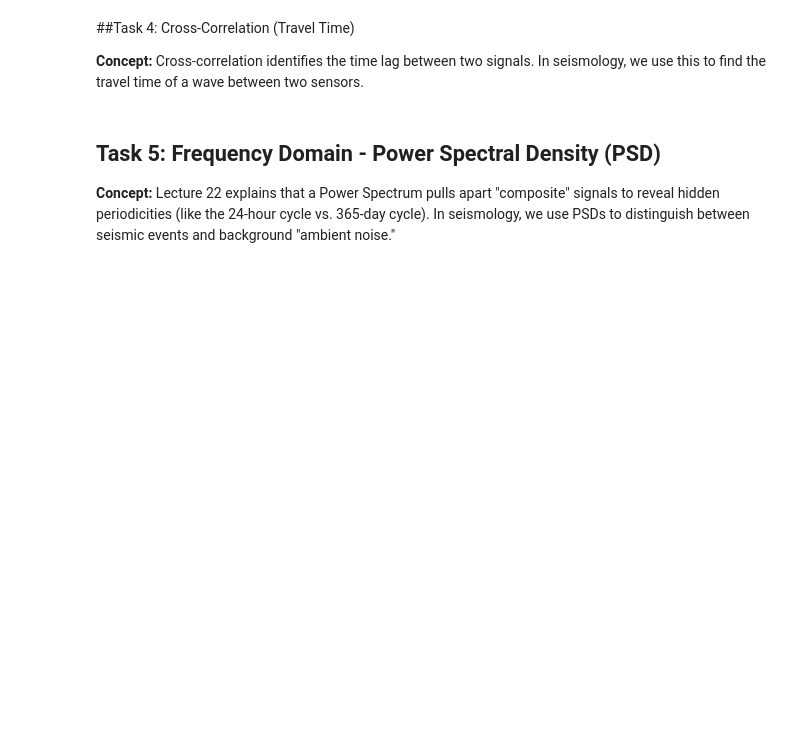
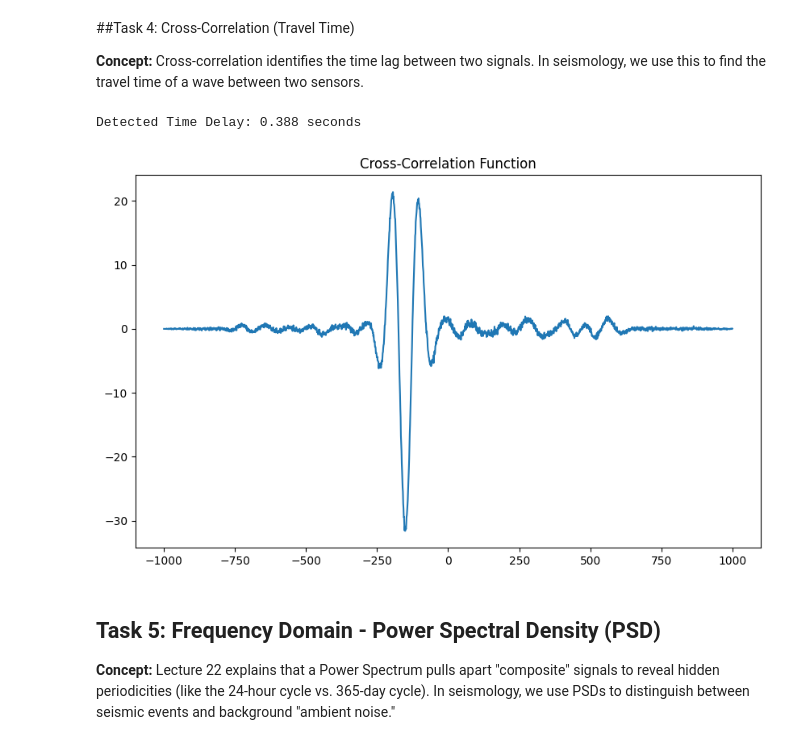
Before and after one commit to Hayden-Martin4250/Earthscience2245, a Jupyter notebook: ES2245_lab9.ipynb, the cells around one changed output. Saved outputs shown, nothing was run; the diff lists cells and outputs as text; code cells hidden in the pictures; blank space fills up the shorter version.

```diff
--- a/ES2245_lab9.ipynb
+++ b/ES2245_lab9.ipynb
@@ -120,26 +129,29 @@ plt.show()
 # %%
 # Create a synthetic seismic pulse
 t = np.linspace(0, 2, 1000)
 def pulse(time, center):
     return np.exp(-(time-center)**2 / 0.01) * np.sin(2 * np.pi * 5 * time)
 
 sensor1 = pulse(t, 0.5) + np.random.normal(0, 0.1, 1000)
 sensor2 = pulse(t, 0.8) + np.random.normal(0, 0.1, 1000) # Delayed by 0.3s
 
 ### STUDENT CODE HERE ###
 # Hint: Use np.correlate with mode='full'.
 # The index of the maximum correlation value tells you the lag.
 
-correlation =
+correlation = np.correlate(sensor1, sensor2, mode='full')
 lags = np.arange(-len(sensor1) + 1, len(sensor1))
 best_lag_idx = np.argmax(correlation)
 time_delay = lags[best_lag_idx] * (t[1] - t[0])
 
 print(f"Detected Time Delay: {abs(time_delay):.3f} seconds")
 
 plt.plot(lags, correlation)
 plt.title("Cross-Correlation Function")
 plt.show()
+# %% [output]
+Detected Time Delay: 0.388 seconds
+[figure, added]
 # %% [markdown]
 ## Task 5: Frequency Domain - Power Spectral Density (PSD)
 **Concept:** Lecture 22 explains that a Power Spectrum pulls apart "composite" signals to reveal hidden periodicities (like the 24-hour cycle vs. 365-day cycle). In seismology, we use PSDs to distinguish between seismic events and background "ambient noise."
```
Also changed, not shown: parts of 6 cells of this notebook.
